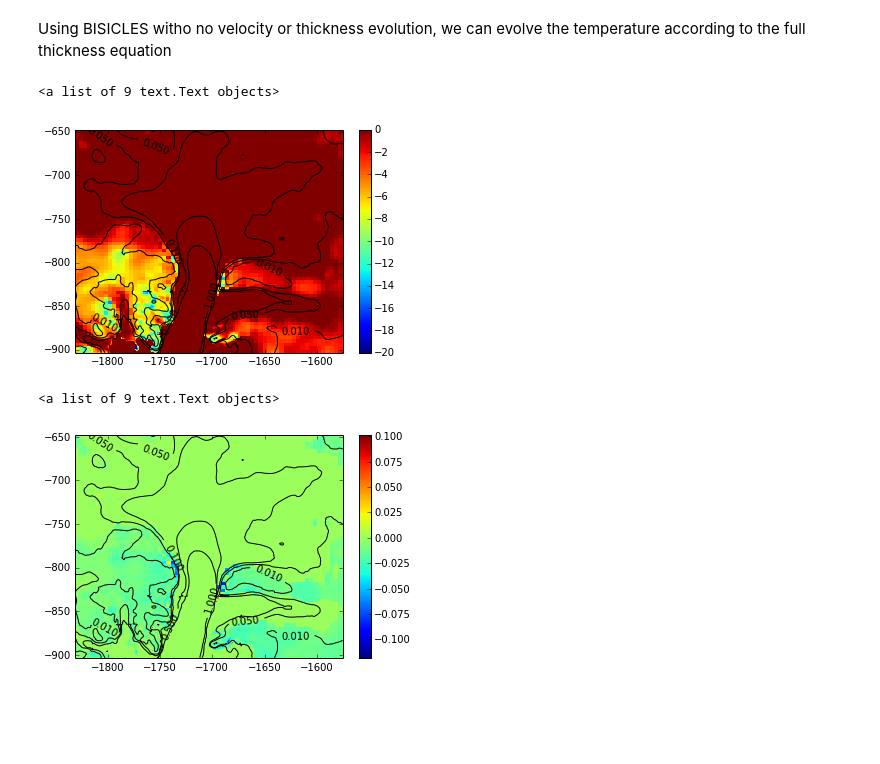
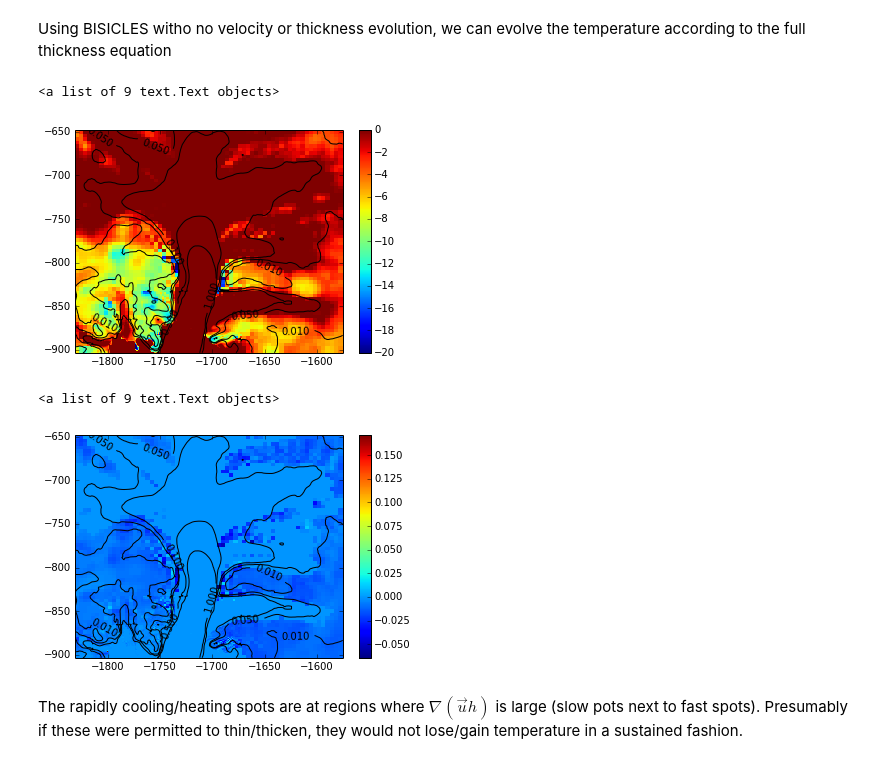
Before and after one commit to ggslc/labnotetest, a Jupyter notebook: ASE_bed_temperature.ipynb, the cells around one changed output. Drawn from its saved outputs; the diff is of its cells as text; code cells hidden in the pictures; blank space fills up the shorter version.

```diff
--- a/ASE_bed_temperature.ipynb
+++ b/ASE_bed_temperature.ipynb
@@ -95,7 +95,7 @@ Using BISICLES witho no velocity or thickness evolution, we can evolve the tempe
 # %%
 amrio.freeAll()
 
-f='data/BISICLES-Antarctica2013/control/ase/mass-balance/test11/plot.ase-therm.3lev.006880.2d.hdf5'
+f='data/BISICLES-Antarctica2013/control/ase/mass-balance/test11/plot.ase-therm.3lev.013920.2d.hdf5'
 ctrl = amrio.load(f)
 level = 2 # 1km resolution
 n = 1
@@ -128,18 +128,20 @@ plt.clabel(co,inline=1)
 #plt.savefig("pig_bed_temp_adv_estimate.pdf")
 # %% [output]
 <a list of 9 text.Text objects>
-[figure, old version]
+[figure, new version]
 # %%
-f='data/BISICLES-Antarctica2013/control/ase/mass-balance/test11/plot.ase-therm.3lev.006720.2d.hdf5'
+f='data/BISICLES-Antarctica2013/control/ase/mass-balance/test11/plot.ase-therm.3lev.013760.2d.hdf5'
 ctrl = amrio.load(f)
 xo,yo,Tbold = amrio.readBox2D(ctrl,level,lo,hi,'temperatureBase',0)
 amrio.free(ctrl)
 
 
 plt.pcolormesh(x,y,(Tb-Tbold)/5.0)
 plt.colorbar()
 co = plt.contour(x,y,modu/km,np.array([10.0,50.0,100.0,500.0,1000.0])/km,colors='black')
 plt.clabel(co,inline=1)
 # %% [output]
 <a list of 9 text.Text objects>
-[figure, old version]
+[figure, new version]
+# %% [markdown]
+The rapidly cooling/heating spots are at regions where $\nabla (\vec{u} h)$ is large (slow pots next to fast spots). Presumably if these were permitted to thin/thicken, they would not lose/gain temperature in a sustained fashion.
```
Also changed, not shown: parts of 1 cell of this notebook, 1 other file.
